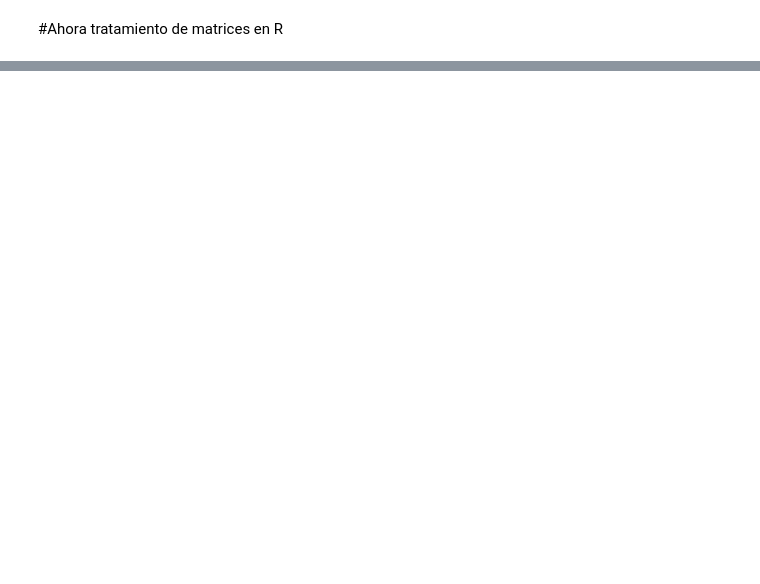
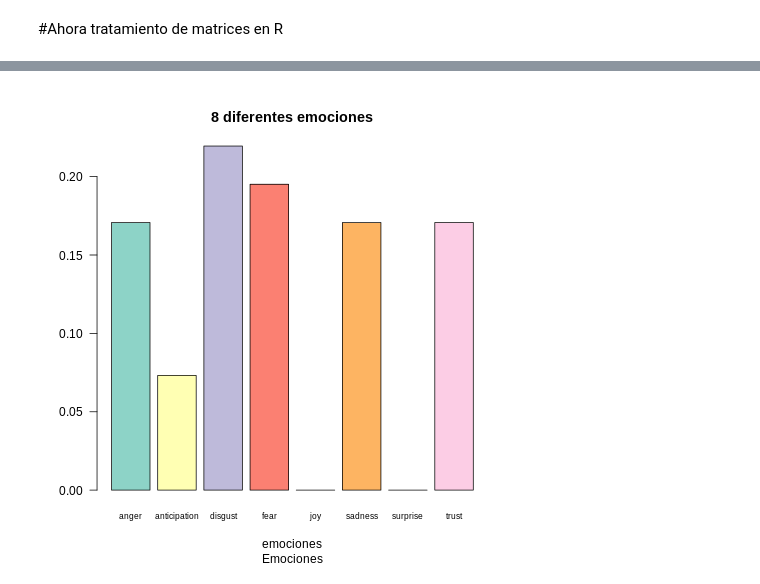
Before and after one commit to ALRIER/BigD_KonradLorenz, a Jupyter notebook: Regex&TextAnalysis.ipynb, the cells around one changed output, grey strips where cells are left out. Drawn from its saved outputs; the diff is of its cells as text; code cells hidden in the pictures; blank space fills up the shorter version.

```diff
--- a/Regex&TextAnalysis.ipynb
+++ b/Regex&TextAnalysis.ipynb
@@ -833,0 +891,6 @@ plot(nov_hclust, main = "Clustering de Palabras", sub = "", xlab = "")
+# %%
+%%R
+#now i will get the sentiments
+sentimientos_df = get_nrc_sentiment(elontext, lang="english")
+#now i will print the "head()" to see if everything is ok.
+sentimientos_df
@@ -833,0 +939,15 @@ plot(nov_hclust, main = "Clustering de Palabras", sub = "", xlab = "")
+# %%
+%%R
+#graphic emotions
+barplot(
+  colSums(prop.table(sentimientos_df[, 1:8])),
+  space = 0.2,
+  horiz = F,
+  las = 1,
+  cex.names = 0.7,
+  col = brewer.pal(n = 8, name = "Set3"),
+  main = "8 diferentes emociones",
+  sub = "Emociones",
+  xlab="emociones", ylab = NULL)
+# %% [output]
+[figure, added]
```
Also changed, not shown: parts of 49 cells of this notebook.
